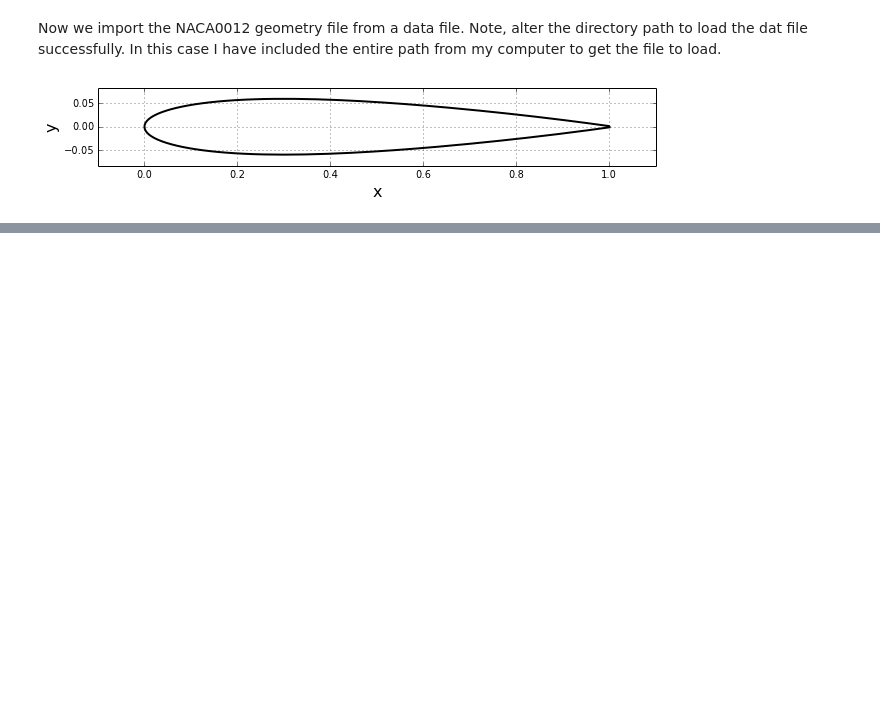
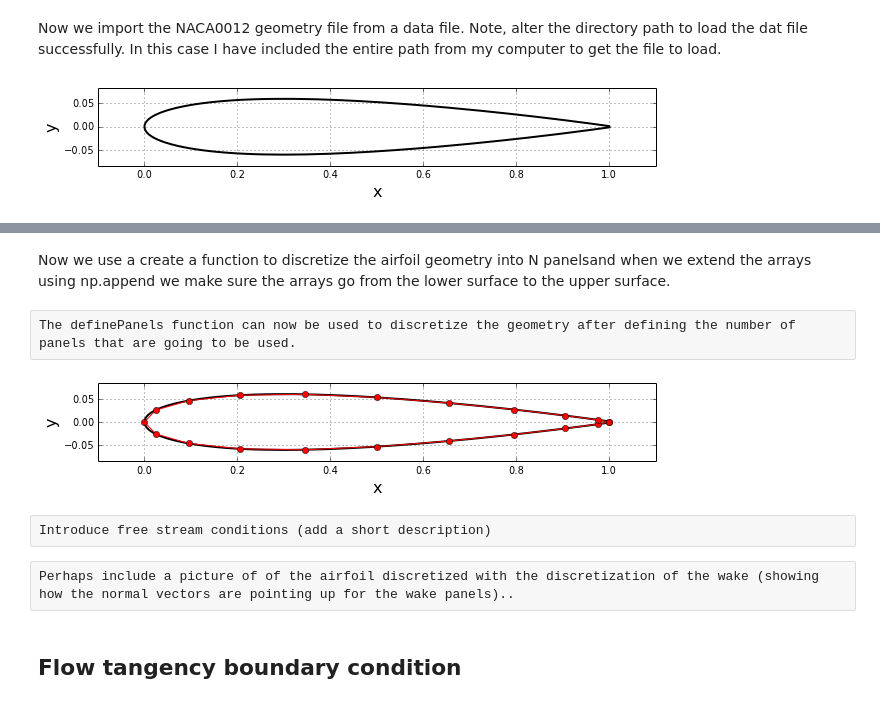
Before and after one commit to kathernandez/AeroHydro, a Jupyter notebook: Final Project/WakePanelMethod .ipynb, the cells around one changed output, grey strips where cells are left out. Drawn from its saved outputs; the diff is of its cells as text; code cells hidden in the pictures; blank space fills up the shorter version.

```diff
--- a/Final Project/WakePanelMethod .ipynb
+++ b/Final Project/WakePanelMethod .ipynb
@@ -48,0 +53,23 @@ The airfoil geometry will be broken down into N panels as done in lesson 11. A c
+# %%
+class Panel:
+    def __init__(self,xa,ya,xb,yb):
+        self.xa,self.ya = xa,ya                    #1st end-point
+        self.xb,self.yb = xb,yb                    #2nd end-point
+        self.xc,self.yc = (xa+xb)/2,(ya+yb)/2    #control point
+        self.length = sqrt((xb-xa)**2+(yb-ya)**2)  #length of the panel
+
+        #orientation of the panel
+        #if (xb-xa<=0.): self.beta = acos((yb-ya)/self.length)
+        #elif(xb-xa>0.): self.beta = pi + acos(-(yb-ya)/self.length)
+        if (xb>xa): self.beta = acos((ya-yb)/self.length)
+        else: self.beta = pi+acos((yb-ya)/self.length)
+
+        #locations of the panel
+        if (self.beta<=pi): self.loc = 'extrados'
+        else: self.loc = 'intrados'
+
+        self.K = 0.       #doublet strength
+        self.vt = 0.     #tangential velocity
+        self.Cp = 0.    #pressure coefiicient
+# %% [markdown]
+Now we use a create a function to discretize the airfoil geometry into N panelsand when we extend the arrays using np.append we make sure the arrays go from the lower surface to the upper surface.
@@ -48,0 +102,29 @@ The airfoil geometry will be broken down into N panels as done in lesson 11. A c
+# %% [raw]
+The definePanels function can now be used to discretize the geometry after defining the number of panels that are going to be used.
+# %%
+N = 20  #number of panels
+panel = definePanels(N,xp,yp) #discretization of the geometry into panels
+
+
+valX,valY = 0.1,0.2
+xmin,xmax = min([p.xa for p in panel]), max([p.xa for p in panel])
+ymin,ymax = min([p.ya for p in panel]),max([p.ya for p in panel])
+xstart,xend = xmin-valX*(xmax-xmin),xmax+valX*(xmax-xmin)
+ystart,yend = ymin-valY*(ymax-ymin),ymax+valY*(ymax-ymin)
+size = 10
+plt.figure(figsize=(size,(yend-ystart)/(xend-xstart)*size))
+size = 10
+plt.grid(True)
+plt.xlabel('x',fontsize=16)
+plt.ylabel('y',fontsize=16)
+plt.xlim(xstart,xend)
+plt.ylim(ystart,yend)
+plt.plot(xp,yp,'k-',linewidth=2)
+plt.plot(np.append([p.xa for p in panel],panel[0].xa),\
+        np.append([p.ya for p in panel],panel[0].ya),\
+        linestyle='-',linewidth=1,marker='o', markersize=6,color='r');
+plt.show()
+# %% [output]
+[figure, added]
+# %% [raw]
+Introduce free stream conditions (add a short description)
@@ -48,0 +141,4 @@ The airfoil geometry will be broken down into N panels as done in lesson 11. A c
+# %% [raw]
+Perhaps include a picture of of the airfoil discretized with the discretization of the wake (showing how the normal vectors are pointing up for the wake panels)..
+# %% [markdown]
+## Flow tangency boundary condition
```
Also changed, not shown: parts of 8 cells of this notebook, 3 other files.
